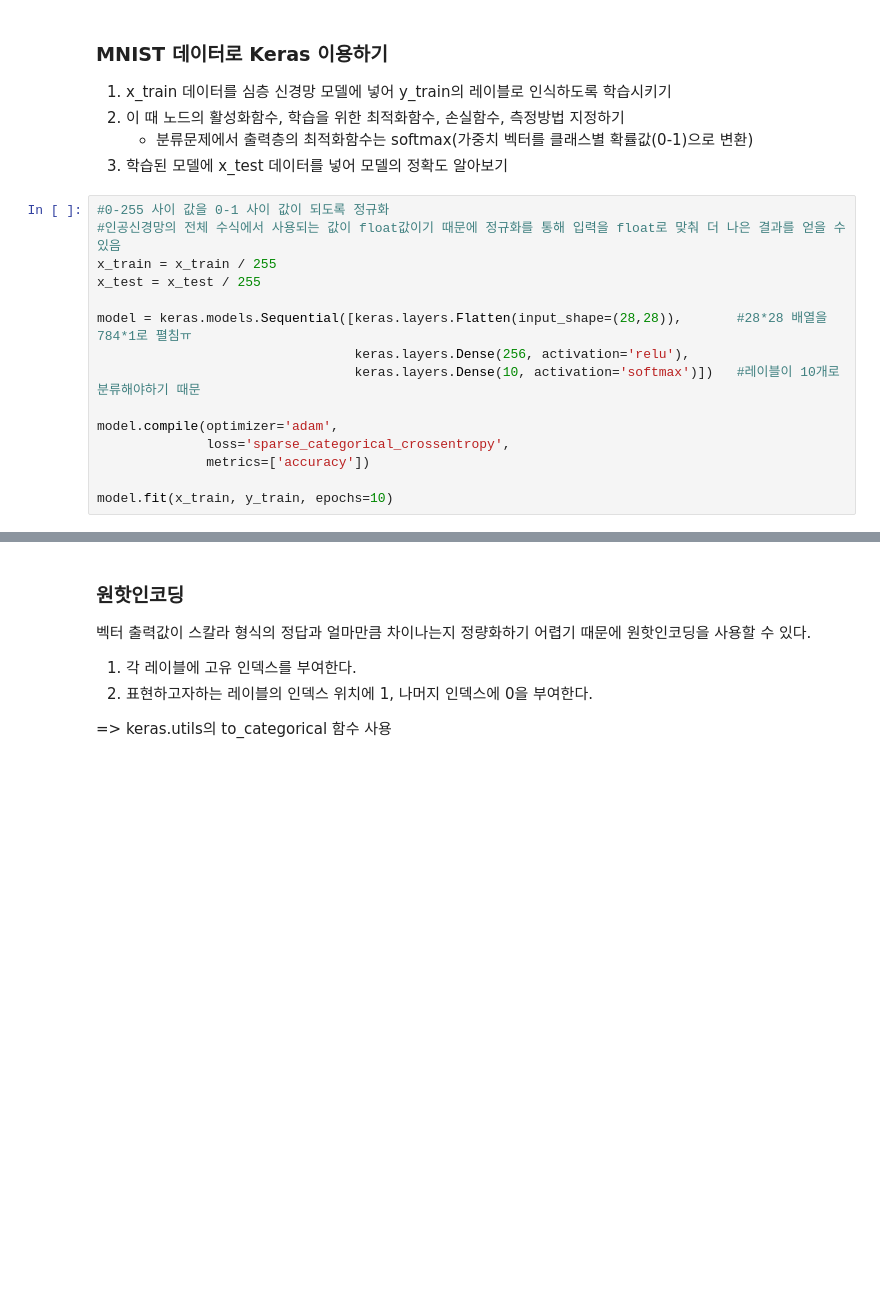
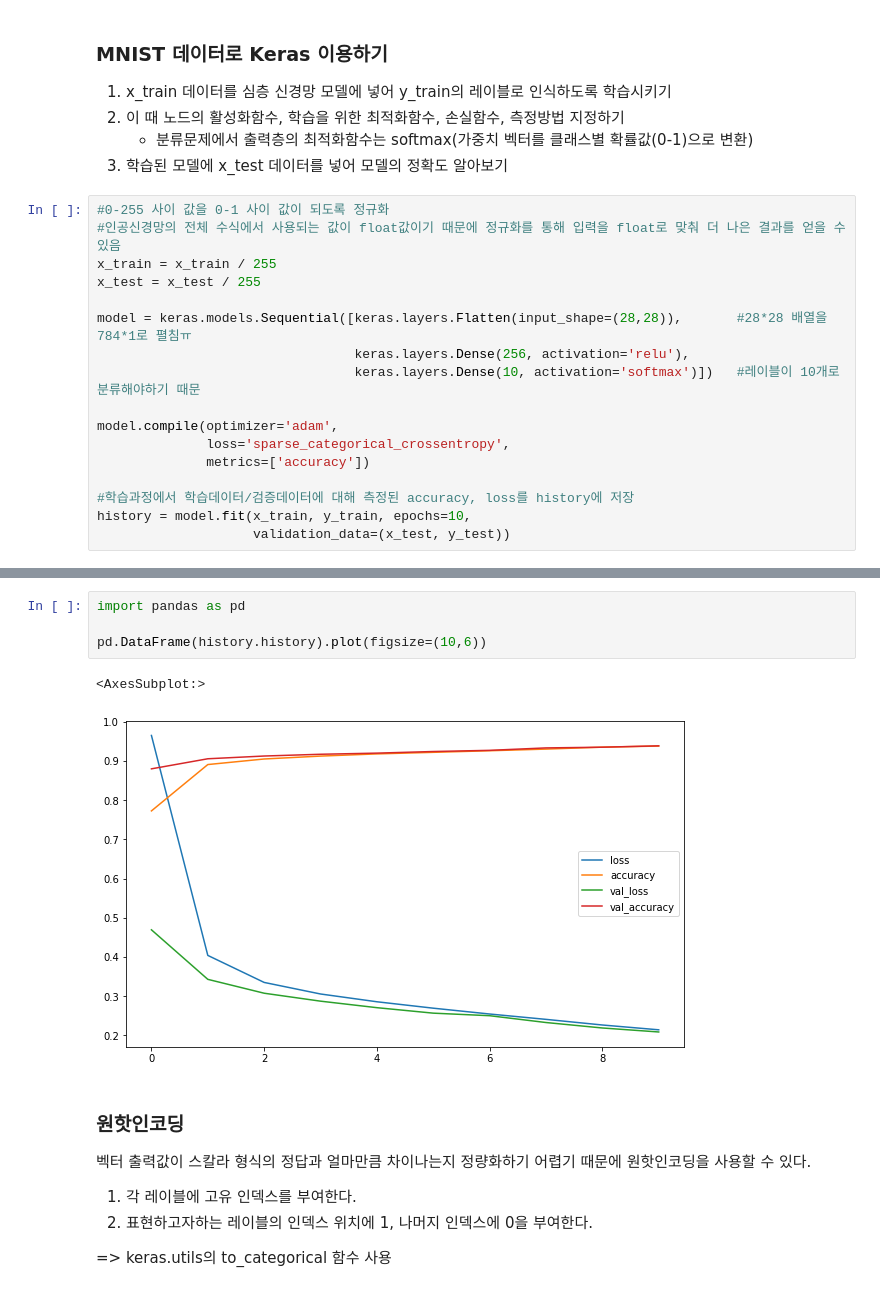
Before and after one commit to yeon93/Euddeum_ML_book_review, a Jupyter notebook: 12_deep_learning.ipynb, the cells around one changed output, grey strips where cells are left out. Cells and saved outputs as stored; diff of their text form; blank space fills up the shorter version.

```diff
--- a/12_deep_learning.ipynb
+++ b/12_deep_learning.ipynb
@@ -87,6 +87,8 @@ model.compile(optimizer='adam',
               loss='sparse_categorical_crossentropy',
               metrics=['accuracy'])
 
-model.fit(x_train, y_train, epochs=10)
+#학습과정에서 학습데이터/검증데이터에 대해 측정된 accuracy, loss를 history에 저장
+history = model.fit(x_train, y_train, epochs=10,
+                    validation_data=(x_test, y_test))
 # %% [output]
 Epoch 1/10
@@ -139,3 +140,10 @@ model.evaluate(x_test, y_test)  #각각 loss, compile의 metrics(지금은 accur
+# %%
+import pandas as pd
+
+pd.DataFrame(history.history).plot(figsize=(10,6))
+# %% [output]
+<AxesSubplot:>
+[figure, added]
 # %% [markdown]
 ### 원핫인코딩
 벡터 출력값이 스칼라 형식의 정답과 얼마만큼 차이나는지 정량화하기 어렵기 때문에 원핫인코딩을 사용할 수 있다.
```
Also changed, not shown: parts of 24 cells of this notebook.
